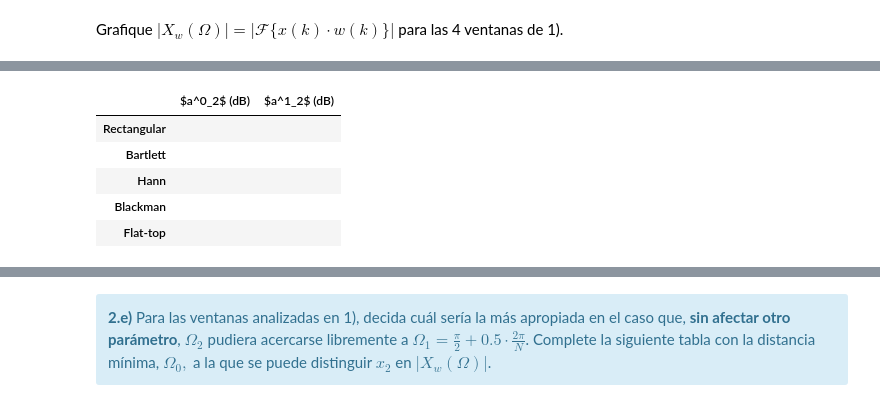
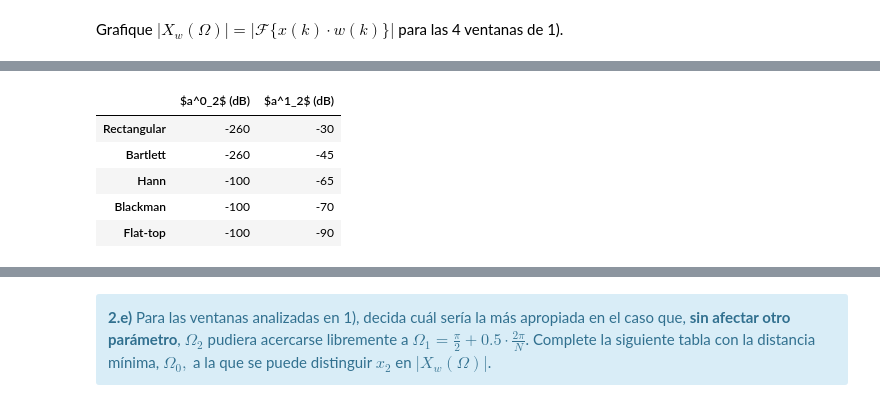
Before and after one commit to jbl95/pds-trabajosPracticos, a Jupyter notebook: TP2 - Ventanas.ipynb, the cells around one changed output, grey strips where cells are left out. Drawn from its saved outputs; the diff is of its cells as text; code cells hidden in the pictures.

```diff
--- a/TP2 - Ventanas.ipynb
+++ b/TP2 - Ventanas.ipynb
@@ -577,28 +924,28 @@ plt.grid()
 # %%
 #######################################
 # Tu simulación que genere resultados #
 #######################################
 
 tus_resultados = [
-                   ['', ''], # <-- acá debería haber numeritos :)
-                   ['', ''], # <-- acá debería haber numeritos :)
-                   ['', ''], # <-- acá debería haber numeritos :)
-                   ['', ''], # <-- acá debería haber numeritos :)
-                   ['', ''] # <-- acá debería haber numeritos :)
+                   ['-260', '-30'], # <-- acá debería haber numeritos :)
+                   ['-260', '-45'], # <-- acá debería haber numeritos :)
+                   ['-100', '-65'], # <-- acá debería haber numeritos :)
+                   ['-100', '-70'], # <-- acá debería haber numeritos :)
+                   ['-100', '-90'] # <-- acá debería haber numeritos :)
                  ]
 df = DataFrame(tus_resultados, columns=['$a^0_2$ (dB)','$a^1_2$ (dB)'],
                index=[
                         'Rectangular',
                         'Bartlett',
                         'Hann',
                         'Blackman',
                         'Flat-top'
                      ])
 HTML(df.to_html())
 # %% [output]
 |  | $a^0_2$ (dB) | $a^1_2$ (dB) |
-| Rectangular |  |  |
-| Bartlett |  |  |
-| Hann |  |  |
-| Blackman |  |  |
-| Flat-top |  |  |
+| Rectangular | -260 | -30 |
+| Bartlett | -260 | -45 |
+| Hann | -100 | -65 |
+| Blackman | -100 | -70 |
+| Flat-top | -100 | -90 |
```
Also changed, not shown: parts of 52 cells of this notebook.
